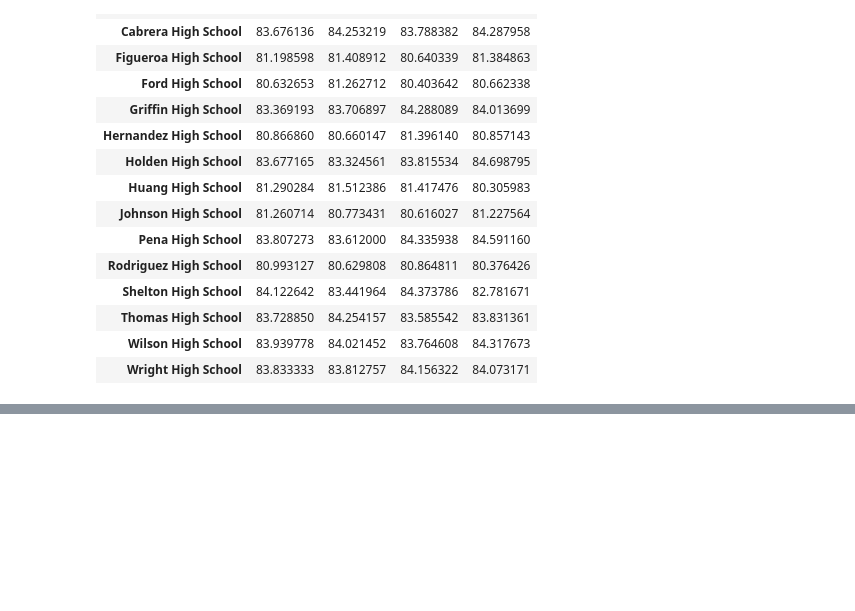
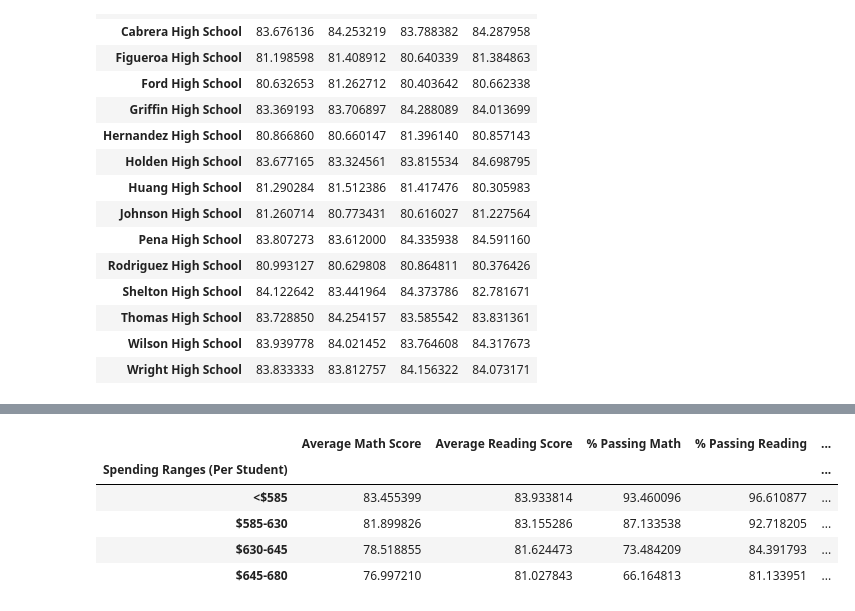
Before and after one commit to lishanisrikaran/pandas-challenge, a Jupyter notebook: PyCitySchools/PyCitySchools_Final.ipynb, the cells around one changed output, grey strips where cells are left out. Cells and saved outputs as stored; diff of their text form; code cells hidden in the pictures; blank space fills up the shorter version.

```diff
--- a/PyCitySchools/PyCitySchools_Final.ipynb
+++ b/PyCitySchools/PyCitySchools_Final.ipynb
@@ -556,0 +559,4 @@ reading_scores_by_grade
+# %%
+# Establish the bins
+spending_bins = [0, 585, 630, 645, 680]
+labels = ["<$585", "$585-630", "$630-645", "$645-680"]
@@ -556,0 +575,11 @@ reading_scores_by_grade
+# %%
+# Use `pd.cut` to categorize spending based on the bins.
+del school_spending_df["Per Student Budget"]
+school_spending_df = pd.merge(school_spending_df, per_school_capita, on="School Name")
+
+school_spending_df["Spending Ranges (Per Student)"] = pd.cut(school_spending_df["Per Student Budget"], spending_bins, labels=labels, include_lowest=True)
+
+school_spending_df = school_spending_df.set_index("School Name")
+school_spending_df = school_spending_df[["School Type", "Total Students", "Total School Budget", "Per Student Budget", "Average Math Score", "Average Reading Score", "% Passing Math", "% Passing Reading", "% Overall Passing", "Spending Ranges (Per Student)"]]
+school_spending_df["Per Student Budget"] = school_spending_df["Per Student Budget"].map("${:,.2f}".format)
+school_spending_df
@@ -556,0 +604,7 @@ reading_scores_by_grade
+# %%
+#  Calculate averages for the desired columns.
+spending_math_scores = pd.DataFrame(school_spending_df.groupby(["Spending Ranges (Per Student)"])["Average Math Score"].mean())
+spending_reading_scores = pd.DataFrame(school_spending_df.groupby(["Spending Ranges (Per Student)"])["Average Reading Score"].mean())
+spending_passing_math = pd.DataFrame(school_spending_df.groupby(["Spending Ranges (Per Student)"])["% Passing Math"].mean())
+spending_passing_reading = pd.DataFrame(school_spending_df.groupby(["Spending Ranges (Per Student)"])["% Passing Reading"].mean())
+overall_passing_spending = pd.DataFrame(school_spending_df.groupby(["Spending Ranges (Per Student)"])["% Overall Passing"].mean())
@@ -556,0 +618,15 @@ reading_scores_by_grade
+# %%
+# Assemble into DataFrame
+Merge_1 = pd.merge(spending_math_scores, spending_reading_scores, on="Spending Ranges (Per Student)")
+Merge_2 = pd.merge(Merge_1, spending_passing_math, on="Spending Ranges (Per Student)")
+Merge_3 = pd.merge(Merge_2, spending_passing_reading, on="Spending Ranges (Per Student)")
+
+spending_summary = pd.merge(Merge_3, overall_passing_spending, on="Spending Ranges (Per Student)")
+spending_summary
+# %% [output]
+|  | Average Math Score | Average Reading Score | % Passing Math | % Passing Reading | ... |
+| Spending Ranges (Per Student) |  |  |  |  | ... |
+| <$585 | 83.455399 | 83.933814 | 93.460096 | 96.610877 | ... |
+| $585-630 | 81.899826 | 83.155286 | 87.133538 | 92.718205 | ... |
+| $630-645 | 78.518855 | 81.624473 | 73.484209 | 84.391793 | ... |
+| $645-680 | 76.997210 | 81.027843 | 66.164813 | 81.133951 | ... |
```
Also changed, not shown: parts of 13 cells of this notebook.
